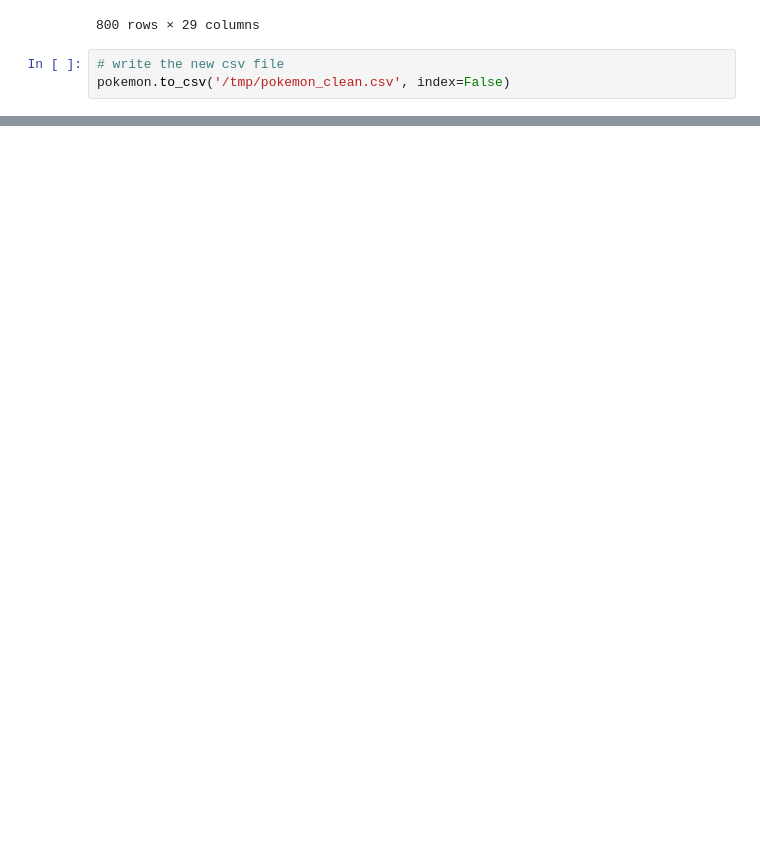
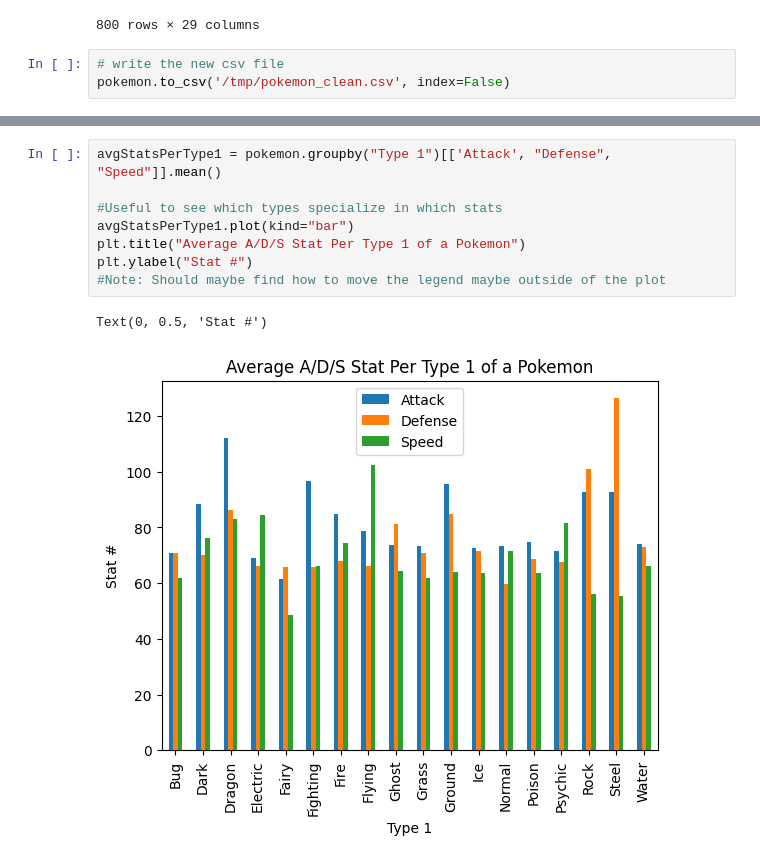
Before and after one commit to sjsu-cs122-s26/Discombobulated_Incompacitators-Pokemon-Analysis, a Jupyter notebook: notebooks/notebook.ipynb, the cells around one changed output, grey strips where cells are left out. Drawn from its saved outputs; the diff is of its cells as text; blank space fills up the shorter version.

Commit message:
Updating Colab Notebook
Added initial visualizations. More to come after viability scoring is finalized.

```diff
--- a/notebooks/notebook.ipynb
+++ b/notebooks/notebook.ipynb
@@ -286,0 +298,11 @@ pokemon.to_csv('/tmp/pokemon_clean.csv', index=False)
+# %%
+avgStatsPerType1 = pokemon.groupby("Type 1")[['Attack', "Defense", "Speed"]].mean()
+
+#Useful to see which types specialize in which stats
+avgStatsPerType1.plot(kind="bar")
+plt.title("Average A/D/S Stat Per Type 1 of a Pokemon")
+plt.ylabel("Stat #")
+#Note: Should maybe find how to move the legend maybe outside of the plot
+# %% [output]
+Text(0, 0.5, 'Stat #')
+[figure, added]
```
Also changed, not shown: parts of 6 cells of this notebook.
